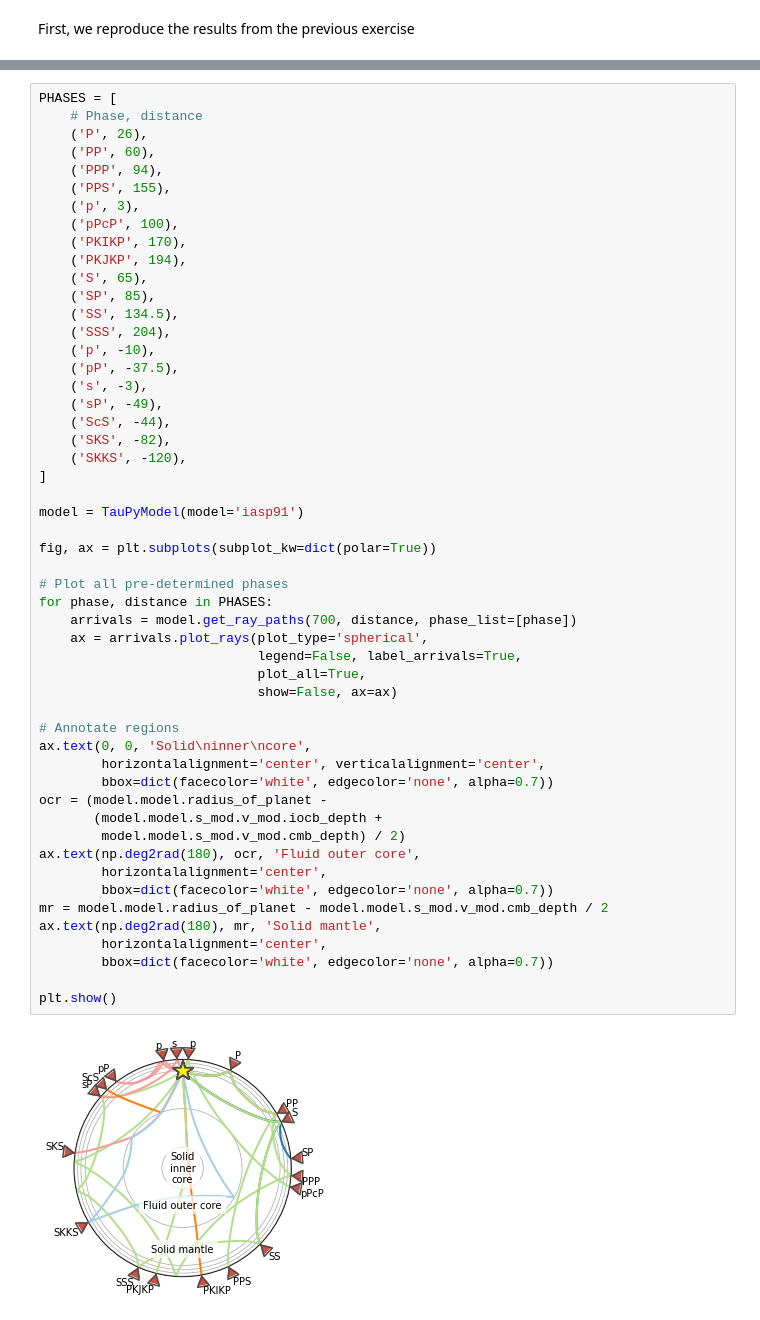
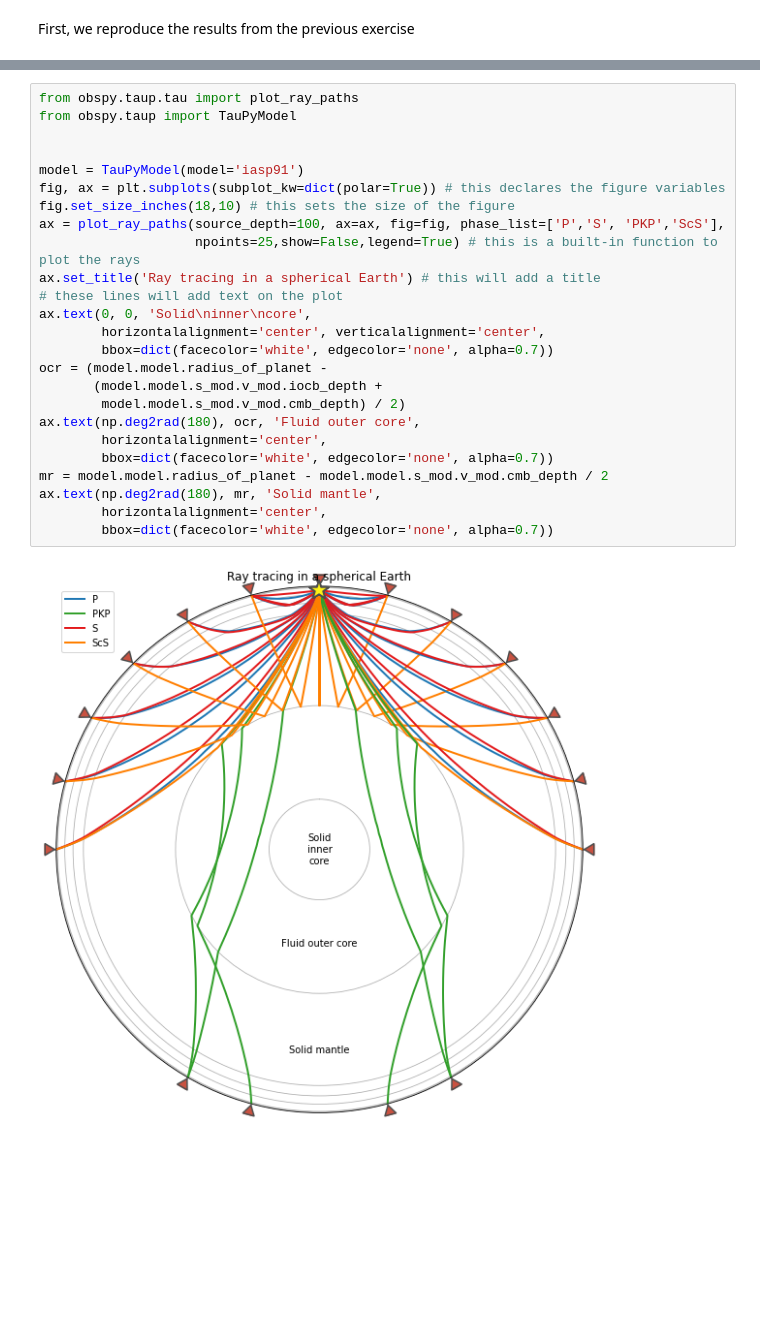
Before and after one commit to UW-geophysics-edu/ESS314-fall22, a Jupyter notebook: LABS/Lab2.ipynb, the cells around one changed output, grey strips where cells are left out. Cells and saved outputs as stored; diff of their text form; blank space fills up the shorter version.

```diff
--- a/LABS/Lab2.ipynb
+++ b/LABS/Lab2.ipynb
@@ -253,54 +240,27 @@ ax = plot_ray_paths(source_depth=10, ax=ax, fig=fig, phase_list=['P', 'PKP'],
 # %%
-PHASES = [
-    # Phase, distance
-    ('P', 26),
-    ('PP', 60),
-    ('PPP', 94),
-    ('PPS', 155),
-    ('p', 3),
-    ('pPcP', 100),
-    ('PKIKP', 170),
-    ('PKJKP', 194),
-    ('S', 65),
-    ('SP', 85),
-    ('SS', 134.5),
-    ('SSS', 204),
-    ('p', -10),
-    ('pP', -37.5),
-    ('s', -3),
-    ('sP', -49),
-    ('ScS', -44),
-    ('SKS', -82),
-    ('SKKS', -120),
-]
+from obspy.taup.tau import plot_ray_paths
+from obspy.taup import TauPyModel
+
 
 model = TauPyModel(model='iasp91')
-
-fig, ax = plt.subplots(subplot_kw=dict(polar=True))
-
-# Plot all pre-determined phases
-for phase, distance in PHASES:
-    arrivals = model.get_ray_paths(700, distance, phase_list=[phase])
-    ax = arrivals.plot_rays(plot_type='spherical',
-                            legend=False, label_arrivals=True,
-                            plot_all=True,
-                            show=False, ax=ax)
-
-# Annotate regions
+fig, ax = plt.subplots(subplot_kw=dict(polar=True)) # this declares the figure variables
+fig.set_size_inches(18,10) # this sets the size of the figure
+ax = plot_ray_paths(source_depth=100, ax=ax, fig=fig, phase_list=['P','S', 'PKP','ScS'],
+                    npoints=25,show=False,legend=True) # this is a built-in function to plot the rays
+ax.set_title('Ray tracing in a spherical Earth') # this will add a title
+# these lines will add text on the plot
 ax.text(0, 0, 'Solid\ninner\ncore',
         horizontalalignment='center', verticalalignment='center',
         bbox=dict(facecolor='white', edgecolor='none', alpha=0.7))
 ocr = (model.model.radius_of_planet -
        (model.model.s_mod.v_mod.iocb_depth +
         model.model.s_mod.v_mod.cmb_depth) / 2)
 ax.text(np.deg2rad(180), ocr, 'Fluid outer core',
         horizontalalignment='center',
         bbox=dict(facecolor='white', edgecolor='none', alpha=0.7))
 mr = model.model.radius_of_planet - model.model.s_mod.v_mod.cmb_depth / 2
 ax.text(np.deg2rad(180), mr, 'Solid mantle',
         horizontalalignment='center',
         bbox=dict(facecolor='white', edgecolor='none', alpha=0.7))
-
-plt.show()
 # %% [output]
-[figure, old version]
+[figure, new version]
```
Also changed, not shown: parts of 17 cells of this notebook, 1 other file.
